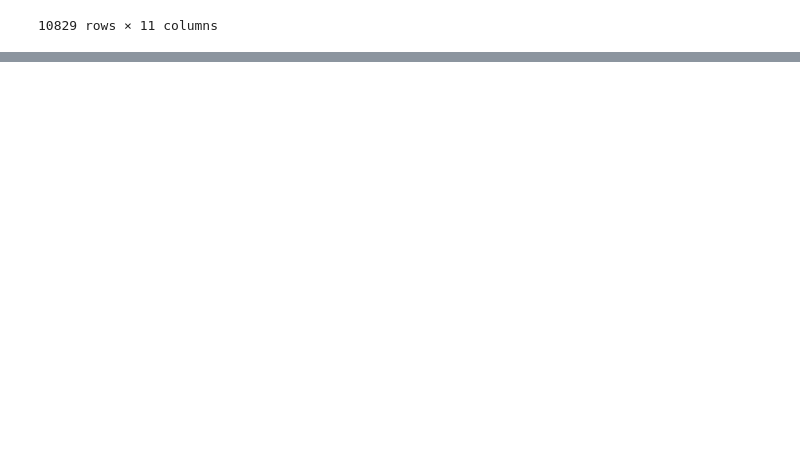
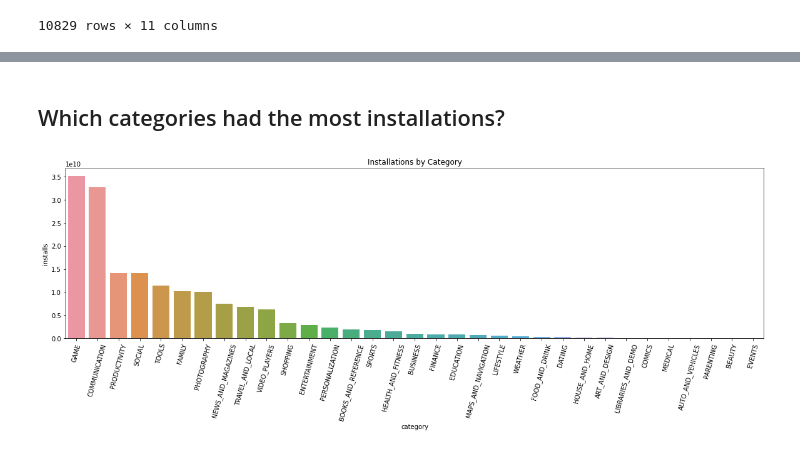
Before and after one commit to ManishKpandit1433/Caposten-Project1, a Jupyter notebook: Play_Store_App_Review_Analysis_Capstone_Project.ipynb, the cells around one changed output, grey strips where cells are left out. Saved outputs shown, nothing was run; the diff lists cells and outputs as text; code cells hidden in the pictures; blank space fills up the shorter version.

```diff
--- a/Play_Store_App_Review_Analysis_Capstone_Project.ipynb
+++ b/Play_Store_App_Review_Analysis_Capstone_Project.ipynb
@@ -443,0 +467,14 @@ df.head(-10)
+# %% [markdown]
+
+## Which categories had the most installations?
+# %%
+in_cat = df.groupby('category')['installs'].sum()
+in_cat = pd.DataFrame(in_cat).reset_index()
+# %%
+plt.figure(figsize=(20, 5))
+order = df.groupby(['category'])['installs'].sum().sort_values(ascending=False).index
+sns.barplot(data=in_cat, x='category', y='installs', order=order)
+plt.title('Installations by Category')
+plt.xticks(rotation=75);
+# %% [output]
+[figure, added]
```
Also changed, not shown: parts of 45 cells of this notebook.
